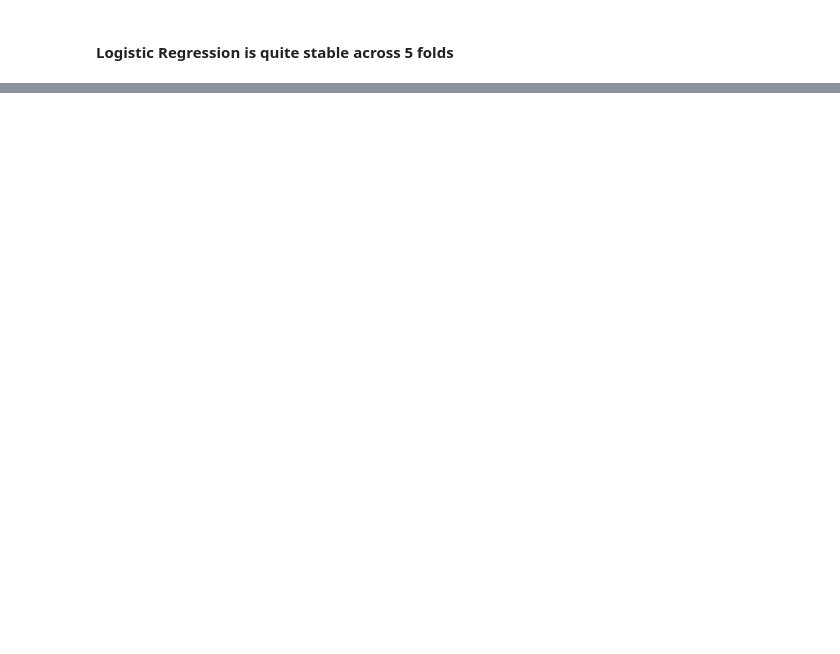
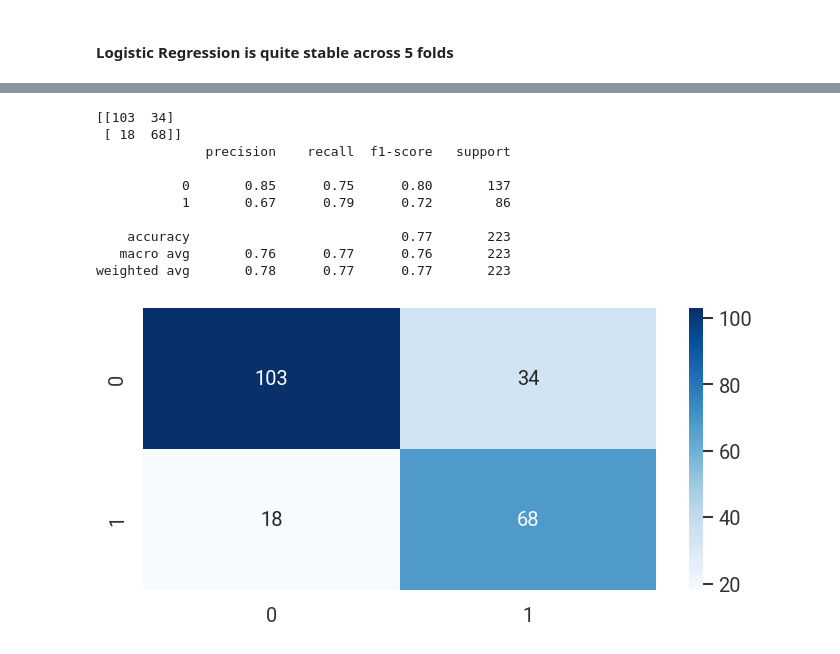
Before and after one commit to MustafaAdam/ml, a Jupyter notebook: datasets/Titanic/notebook.ipynb, the cells around one changed output, grey strips where cells are left out. Cells and saved outputs as stored; diff of their text form; code cells hidden in the pictures; blank space fills up the shorter version.

```diff
--- a/datasets/Titanic/notebook.ipynb
+++ b/datasets/Titanic/notebook.ipynb
@@ -620,0 +669,22 @@ figure.tight_layout()
+# %%
+from sklearn.metrics import confusion_matrix, classification_report
+
+pipe_lr.fit(X_train, y_train)
+lr_predictions = pipe_lr.predict(X_test)
+
+conf_mat = confusion_matrix(y_test, lr_predictions)
+print(conf_mat)
+sns.heatmap(conf_mat, annot=True, fmt='d', cmap='Blues')
+print(classification_report(y_test, lr_predictions))
+# %% [output]
+[[103  34]
+ [ 18  68]]
+              precision    recall  f1-score   support
+
+           0       0.85      0.75      0.80       137
+           1       0.67      0.79      0.72        86
+
+    accuracy                           0.77       223
+   macro avg       0.76      0.77      0.76       223
+weighted avg       0.78      0.77      0.77       223
+[figure, added]
```
Also changed, not shown: parts of 26 cells of this notebook.
